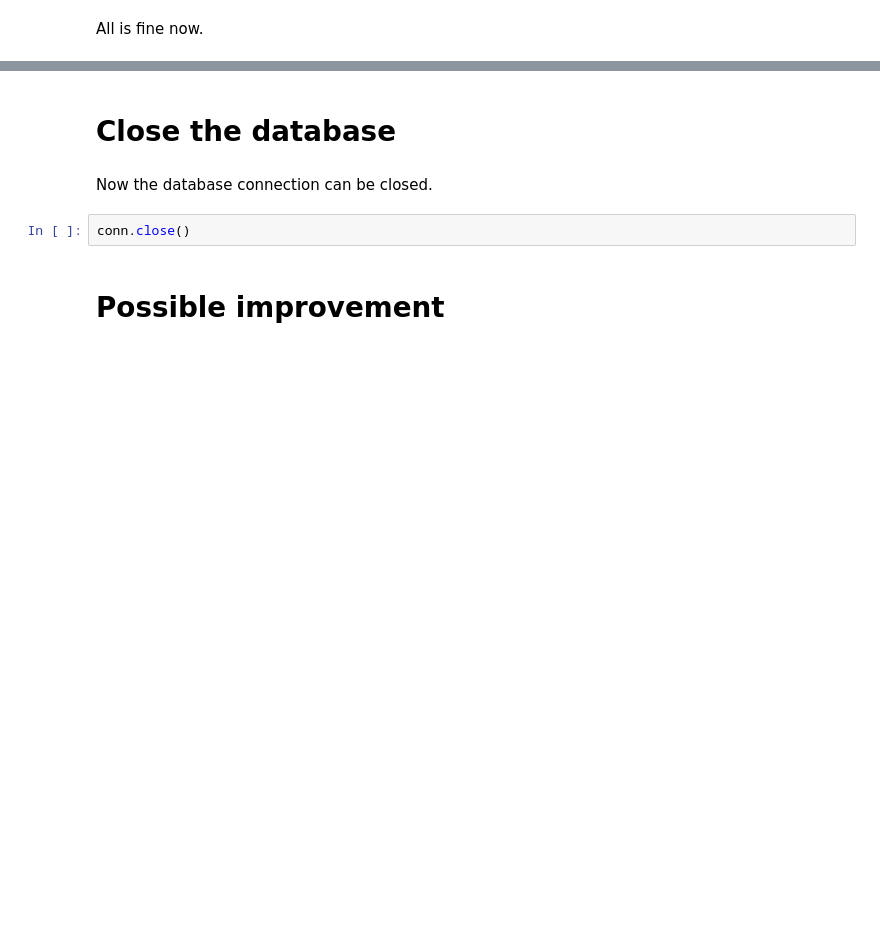
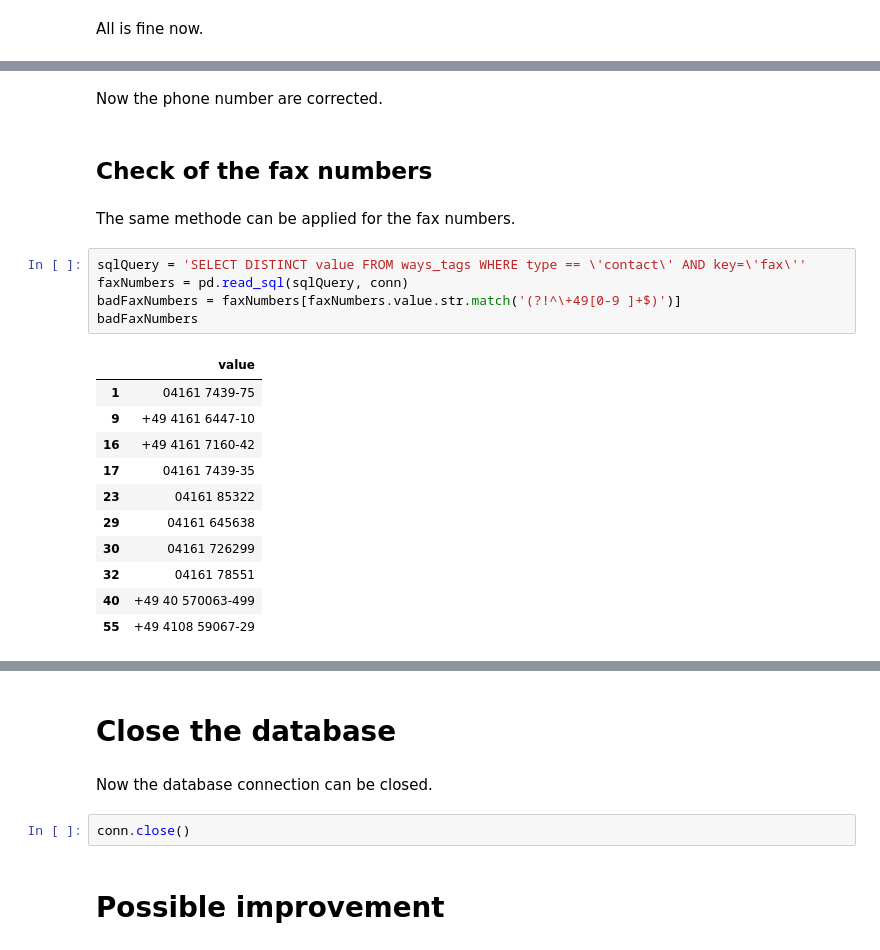
Before and after one commit to Hansastro/Nanodregree_Data_Analyst, a Jupyter notebook: Chapter4/OpenStreeMap_Project/OpenStreetMap_Project.ipynb, the cells around one changed output, grey strips where cells are left out. Saved outputs shown, nothing was run; the diff lists cells and outputs as text; blank space fills up the shorter version.

```diff
--- a/Chapter4/OpenStreeMap_Project/OpenStreetMap_Project.ipynb
+++ b/Chapter4/OpenStreeMap_Project/OpenStreetMap_Project.ipynb
@@ -699,0 +646,23 @@ All is fine now.
+# %% [markdown]
+Now the phone number are corrected.
+# %% [markdown]
+## Check of the fax numbers
+# %% [markdown]
+The same methode can be applied for the fax numbers.
+# %%
+sqlQuery = 'SELECT DISTINCT value FROM ways_tags WHERE type == \'contact\' AND key=\'fax\''
+faxNumbers = pd.read_sql(sqlQuery, conn)
+badFaxNumbers = faxNumbers[faxNumbers.value.str.match('(?!^\+49[0-9 ]+$)')]
+badFaxNumbers
+# %% [output]
+|  | value |
+| 1 | 04161 7439-75 |
+| 9 | +49 4161 6447-10 |
+| 16 | +49 4161 7160-42 |
+| 17 | 04161 7439-35 |
+| 23 | 04161 85322 |
+| 29 | 04161 645638 |
+| 30 | 04161 726299 |
+| 32 | 04161 78551 |
+| 40 | +49 40 570063-499 |
+| 55 | +49 4108 59067-29 |
```
Also changed, not shown: parts of 80 cells of this notebook.
